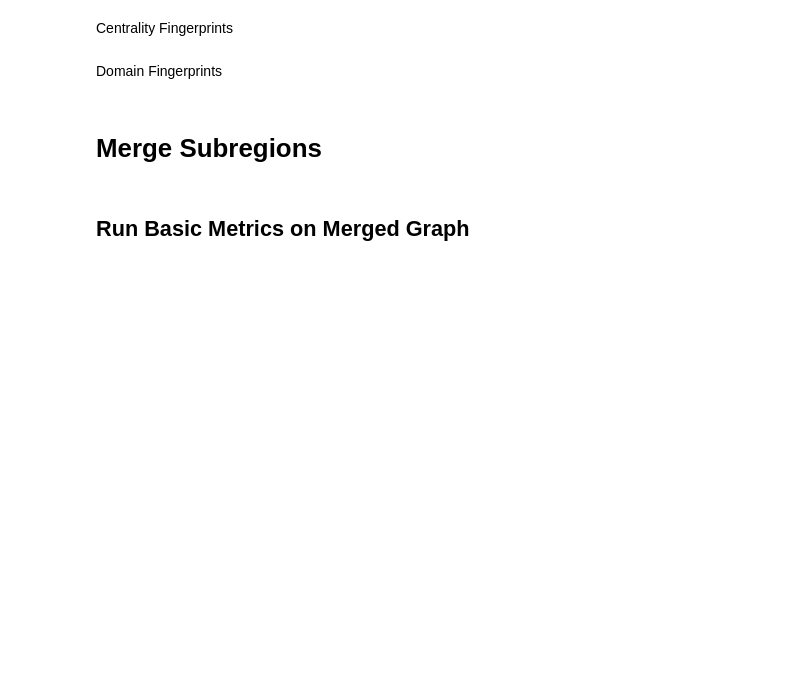
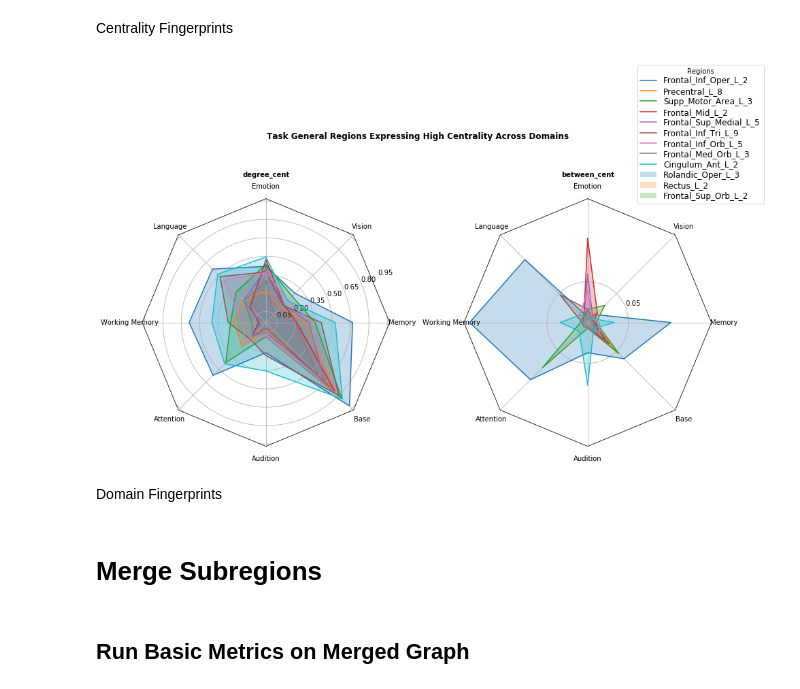
Before and after one commit to jggarrett23/PFC_MetaConnectome, a Jupyter notebook: Scripts/working_notebooks/Metrics_and_Fingerprints.ipynb, the cells around one changed output. Drawn from its saved outputs; the diff is of its cells as text; code cells hidden in the pictures; blank space fills up the shorter version.

```diff
--- a/Scripts/working_notebooks/Metrics_and_Fingerprints.ipynb
+++ b/Scripts/working_notebooks/Metrics_and_Fingerprints.ipynb
@@ -195,0 +226,8 @@ relabel_dict
+# %%
+#grab top nodes from each sub region in the task general network
+sort_genNodes = sorted(basic_metrics['Base']['between_cent'].items(), key = lambda x: x[1], reverse = True)
+genNode_cent = OrderedDict(sort_genNodes)
+# %%
+all_SubReg = ['Precentral','Frontal_Sup','Frontal_Mid','Supp_Motor_Area','Rectus','Frontal_Sup_Medial',
+             'Frontal_Inf_Orb', 'Frontal_Med_Orb', 'Cingulum_Ant', 'Frontal_Sup_Orb','Frontal_Inf_Tri',
+             'Rolandic_Oper', 'Frontal_Inf_Oper']
@@ -196,3 +236,9 @@ relabel_dict
+# %%
+highests_SubReg  = []
+for node in genNode_cent.keys():
+    if re.split('_L',node)[0] in all_SubReg:
+        if not any([x for x in highests_SubReg if re.search(re.split('_L|_R',node)[0],x)]):
+            highests_SubReg.append(node)
 # %% [markdown]
 Centrality Fingerprints
 # %%
@@ -201,45 +247,47 @@ from matplotlib.spines import Spine
 from matplotlib.projections.polar import PolarAxes
 from matplotlib.projections import register_projection
 
-regionlist = stable_regions
+regionlist = highests_SubReg
 
 #regionlist=['Frontal_Inf_Oper_R_3', 'Frontal_Inf_Oper_R_1', 'Supp_Motor_Area_R_2',
             #'Precentral_L_8', 'Frontal_Inf_Orb_L_5', 'Precentral_L_11', 'Precentral_R_14']
 
 if __name__ == '__main__':
-    N = 7
+    N = len(domains)
     theta = brainmap.radar_factory(N, frame='polygon')
 
     data = brainmap.make_fingerprint_data(regionlist, basic_metrics.keys(), basic_metrics, metric_l)
     spoke_labels = data.pop(0)
 
     fig, axes = plt.subplots(figsize=(15, 15), nrows=1, ncols=2,
                              subplot_kw=dict(projection='radar'))
     fig.subplots_adjust(wspace=0.3, hspace=0.10, top=0.55, bottom=0.05)
 
     colors = ['tab:blue', 'tab:orange', 'tab:green', 'tab:red', 'tab:purple', 'tab:brown',
               'tab:pink', 'tab:gray', 'tab:cyan']
     # Plot the four cases from the example data on separate axes
     for ax, (title, case_data) in zip(axes.flatten(), data):
         ax.set_rgrids(np.arange(0.05, 1.0, 0.15))
         ax.set_title(title, weight='bold', size='medium', position=(0.5, 1.08),
                      horizontalalignment='center', verticalalignment='center')
         for d, color in zip(case_data, colors):
             ax.plot(theta, d, color=color)
             ax.fill(theta, d, facecolor=color, alpha=0.25)
         ax.set_varlabels(spoke_labels)
         # add legend relative to top-left plot
     ax = axes[0]
     labels = (regionlist)
     legend = ax.legend(labels, loc=(2.0, .98),
                        labelspacing=0.2, title='Regions', fontsize='large')
 
-    fig.text(0.5, 0.55, 'Regions Expressing High Centrality Across Domains',
+    fig.text(0.5, 0.55, 'Task General Regions Expressing High Centrality Across Domains',
              horizontalalignment='center', color='black', weight='bold',
              size='large')
-    fig.savefig('/Users/owner/Desktop/Stable_Regions.png')
+    fig.savefig('/Users/owner/Desktop/L_TaskGenFP.png')
 
     plt.show()
+# %% [output]
+[figure, added]
 # %% [markdown]
 Domain Fingerprints
 # %%
```
Also changed, not shown: parts of 8 cells of this notebook, 5 other files.
